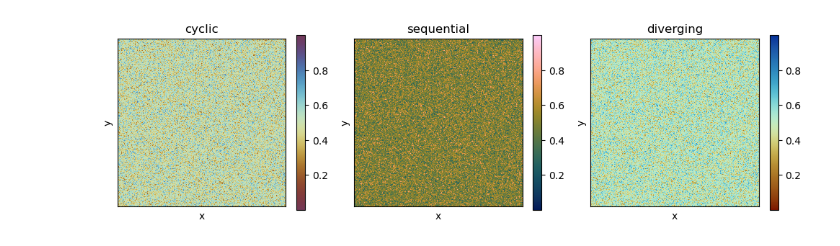
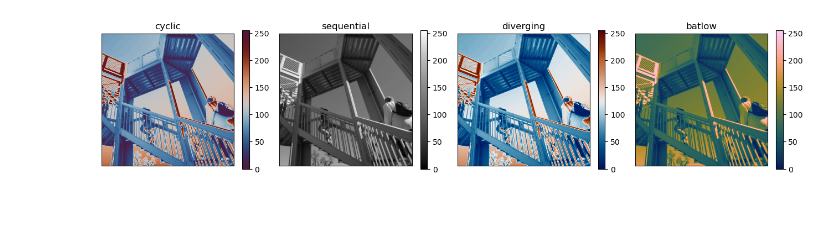
Before and after one commit to itspetar/diypy, a Jupyter notebook: test.ipynb, the cells around one changed output. Saved outputs shown, nothing was run; the diff lists cells and outputs as text; code cells hidden in the pictures; blank space fills up the shorter version.

```diff
--- a/test.ipynb
+++ b/test.ipynb
@@ -1,14 +1,17 @@
 # %%
 import diyplot as diyp
 import numpy as np
 from matplotlib import pyplot as plt
 from cmcrameri import cm
+from scipy.misc import ascent, face
+face = face(gray=True)
+ascent = ascent()
 
-x = np.random.uniform(0, 1, size=(512, 512))
-fig, ax = plt.subplots(ncols=3, figsize=(10, 3))
+fig, ax = plt.subplots(ncols=4, figsize=(13, 3))
 
-(fig, _) = diyp.imshow_with_cbar(fig, ax[0], x, cmap_type='cyclic', title_str='cyclic')
-(fig, _) = diyp.imshow_with_cbar(fig, ax[1], x, cmap_type='sequential', title_str='sequential')
-(fig, _) = diyp.imshow_with_cbar(fig, ax[2], x, cmap_type='diverging', title_str='diverging')
+(fig, _) = diyp.imshow_with_cbar(ascent, fig, ax[0], cmap_type='cyclic', title_str='cyclic')
+(fig, _) = diyp.imshow_with_cbar(ascent, fig, ax[1], cmap_type='sequential', title_str='sequential')
+(fig, _) = diyp.imshow_with_cbar(ascent, fig, ax[2], cmap_type='diverging', title_str='diverging')
+(fig, _) = diyp.imshow_with_cbar(ascent, fig, ax[3], cmap_type='batlow', title_str='batlow')
 # %% [output]
-[figure, old version]
+[figure, new version]
```
Also changed, not shown: 2 other files.
